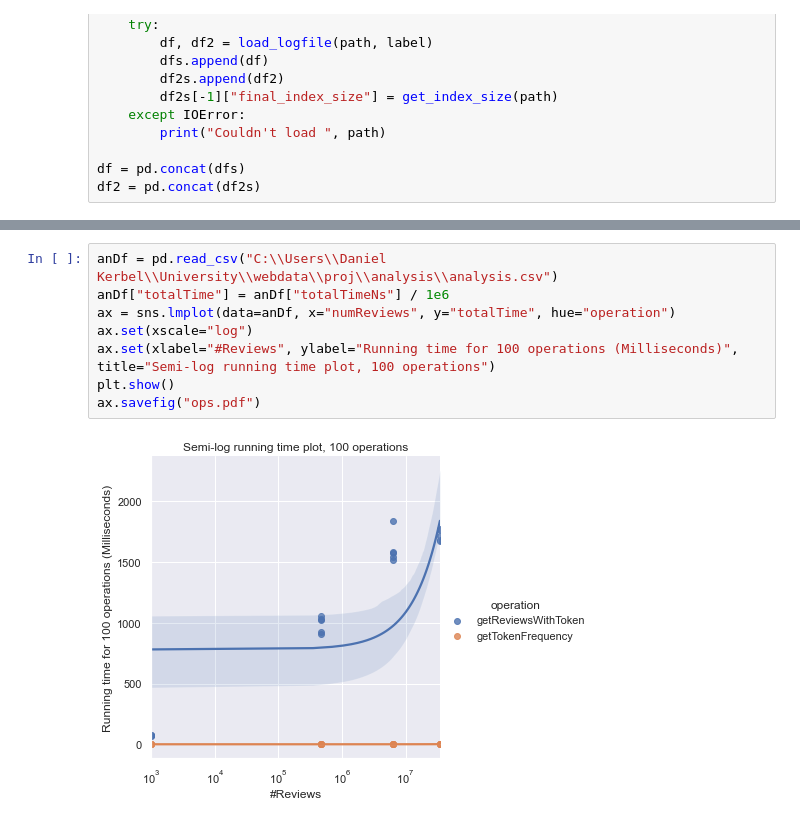
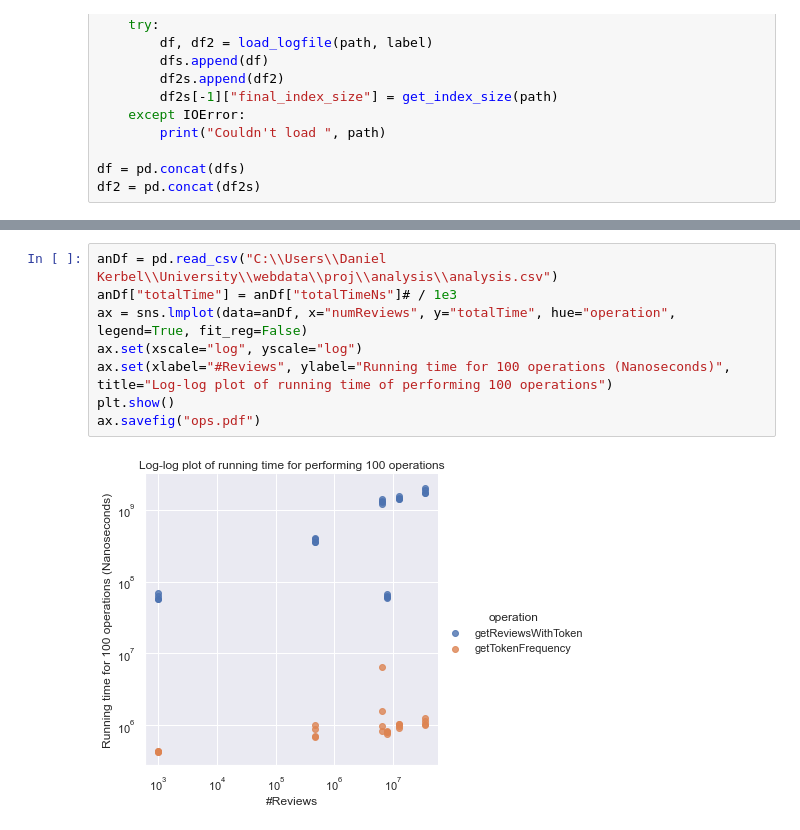
Before and after one commit to nmdanny/FullTextSearchEngine, a Jupyter notebook: analysis/aanalyze_log.ipynb, the cells around one changed output, grey strips where cells are left out. Drawn from its saved outputs; the diff is of its cells as text.

```diff
--- a/analysis/aanalyze_log.ipynb
+++ b/analysis/aanalyze_log.ipynb
@@ -98,10 +97,10 @@ ax.savefig("diskusage2.pdf")
 # %%
 anDf = pd.read_csv("C:\\Users\\Daniel Kerbel\\University\\webdata\\proj\\analysis\\analysis.csv")
-anDf["totalTime"] = anDf["totalTimeNs"] / 1e6
-ax = sns.lmplot(data=anDf, x="numReviews", y="totalTime", hue="operation")
-ax.set(xscale="log")
-ax.set(xlabel="#Reviews", ylabel="Running time for 100 operations (Milliseconds)", title="Semi-log running time plot, 100 operations")
+anDf["totalTime"] = anDf["totalTimeNs"]# / 1e3
+ax = sns.lmplot(data=anDf, x="numReviews", y="totalTime", hue="operation", legend=True, fit_reg=False)
+ax.set(xscale="log", yscale="log")
+ax.set(xlabel="#Reviews", ylabel="Running time for 100 operations (Nanoseconds)", title="Log-log plot of running time of performing 100 operations")
 plt.show()
 ax.savefig("ops.pdf")
 # %% [output]
-[figure, old version]
+[figure, new version]
```
Also changed, not shown: parts of 5 cells of this notebook, 9 other files.
